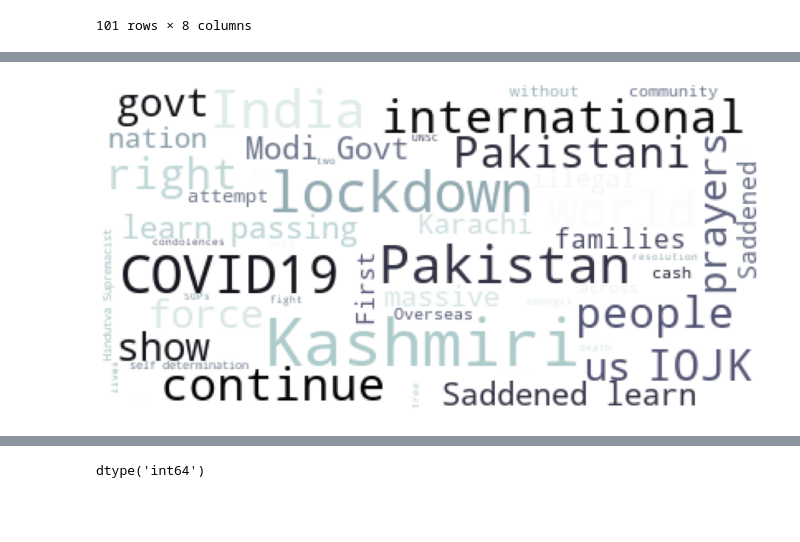
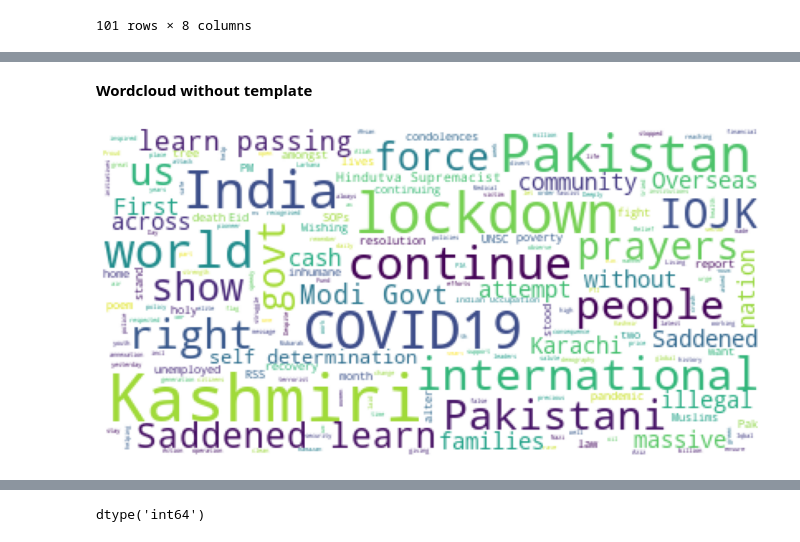
Before and after one commit to AliShujjat/Twitter, a Jupyter notebook: TwitterImran.ipynb, the cells around one changed output, grey strips where cells are left out. Cells and saved outputs as stored; diff of their text form; code cells hidden in the pictures; blank space fills up the shorter version.

```diff
--- a/TwitterImran.ipynb
+++ b/TwitterImran.ipynb
@@ -126,0 +149,11 @@ ax.legend(frameon=False, bbox_to_anchor=(1.5,0.8))
+# %%
+fig, ax = plt.subplots()
+plt.rcParams['font.size']=12
+
+labels = ['English', 'Urdu']
+ax.pie(liked_lang, explode=(0.05,0), labels=labels, autopct='%1.0f%%',
+       shadow=False, startangle=0,
+       pctdistance=1.2,labeldistance=1.4, rotatelabels=False)
+
+ax.set_title("Use of languages by Imran Khan", pad=40, x=0.65)
+ax.legend(frameon=False, bbox_to_anchor=(1.5,0.8))
@@ -249,14 +301,16 @@ plt.show()
+# %% [markdown]
+**Wordcloud without template**
 # %%
 stopwords = set(STOPWORDS)
 stopwords.add("will")
 stopwords.update(["say","said", "must", "now", "go", "talk", "many", "today"])
-wordcloud_hc = WordCloud(max_font_size=40, relative_scaling=.5,stopwords=stopwords, colormap="bone_r", background_color="White", max_words=50).generate(Eng_Tweets['Tweets Cleaned'].str.cat())
+wordcloud_hc = WordCloud(max_font_size=40, relative_scaling=.5,stopwords=stopwords, colormap="viridis", background_color="White", max_words=500).generate(Eng_Tweets['Tweets Cleaned'].str.cat())
 plt.figure(figsize=[16,8])
 plt.imshow(wordcloud_hc)
 plt.axis("off")
 plt.show()
 # %% [output]
-[figure, old version]
+[figure, new version]
 # %%
 df.dtypes
 # %% [output]
```
Also changed, not shown: parts of 38 cells of this notebook.
